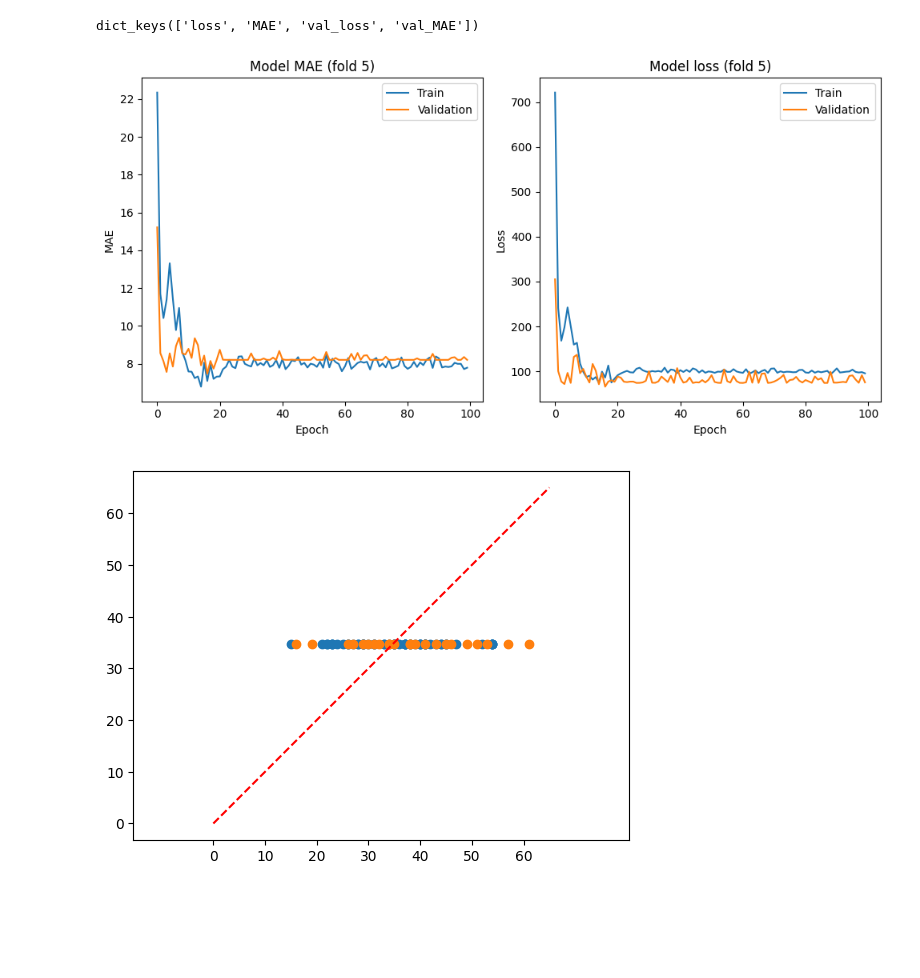
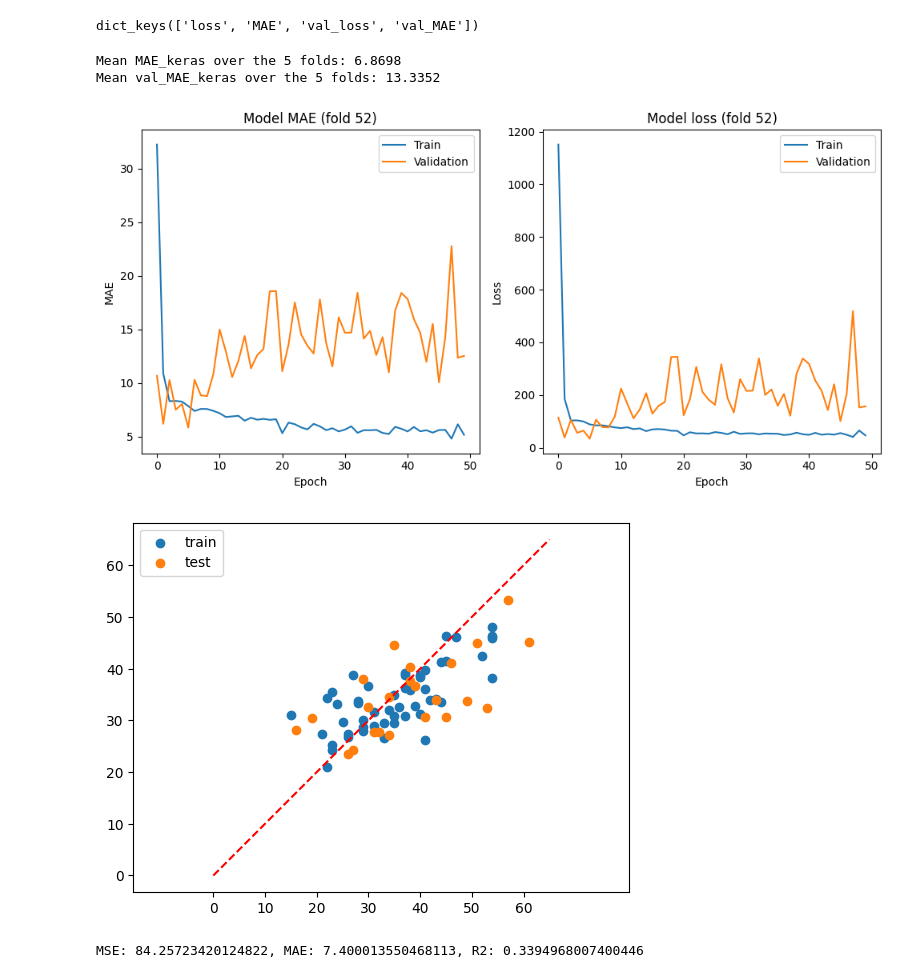
Before and after one commit to g-lago8/CHL-Project, a Jupyter notebook: notebooks/new_features_analysis.ipynb, the cells around one changed output. Drawn from its saved outputs; the diff is of its cells as text; code cells hidden in the pictures; blank space fills up the shorter version.

```diff
--- a/notebooks/new_features_analysis.ipynb
+++ b/notebooks/new_features_analysis.ipynb
@@ -564,7 +564,7 @@ array([36., 29., 45., 33., 41., 40., 21., 42., 39., 54., 45., 52., 26.,
        54., 41., 38., 23., 37., 35., 23., 40., 44., 31., 30., 38., 41.])
 # %%
 # Define the number of folds
-n_splits = 5
+n_splits = len(X_train)
 
 # Initialize StratifiedKFold
 kf = KFold(n_splits=n_splits, shuffle=True, random_state=42)
@@ -578,21 +578,28 @@ for fold, (train_index, val_index) in enumerate(kf.split(X_train, y_train)):
     y_train_fold, y_val_fold = y_train[train_index], y_train[val_index]
 
     model = Sequential()
+
     model.add(
         Dense(
-            units=64,
+            units=32,
             input_dim=X_train.shape[1],
             activation='relu',
-            kernel_regularizer=L2(1e-4)
+            kernel_regularizer=L2(1e-6)
         )
     )
-
+    model.add(
+        Dense(
+            units=32,
+            activation='relu',
+            kernel_regularizer=L2(1e-6)
+        )
+    )
 
     model.add(
         Dense(
             units=32,
             activation='relu',
-            kernel_regularizer=L2(1e-4)
+            kernel_regularizer=L2(1e-6)
         )
     )
     model.add(
@@ -605,22 +612,22 @@ for fold, (train_index, val_index) in enumerate(kf.split(X_train, y_train)):
 
     # Compile and train the model on the current fold
     model.compile(
-        optimizer=SGD(learning_rate=1e-4, momentum=0.9, nesterov=True),
+        optimizer=SGD(learning_rate=1e-5, momentum=0.9, nesterov=True),
         loss='MSE',
         metrics=['MAE']
     )
 
     early_stopping = EarlyStopping(
         monitor='val_loss',
-        min_delta=0.01,
-        patience=250,
+        min_delta=1e-4,
+        patience=5,
         restore_best_weights=True
     )
 
     history = model.fit(
         X_train_fold,
         y_train_fold,
-        epochs=100,
+        epochs=50,
         batch_size=1,
         validation_data=(X_val_fold, y_val_fold),
         callbacks=[early_stopping]
@@ -650,10 +660,20 @@ dict_keys(['loss', 'MAE', 'val_loss', 'val_MAE'])
+# %%
+# Keep in a list MEE_keras and val_MEE_keras values for each fold
+MAE_keras_list = []
+val_MAE_keras_list = []
+
+MAE_keras_list.append(history.history['MAE'])
+val_MAE_keras_list.append(history.history['val_MAE'])
+
+MAE_keras_mean = np.mean(MAE_keras_list)
+val_MAE_keras_mean = np.mean(val_MAE_keras_list)
+
+print(f'Mean MAE_keras over the 51 folds: {MAE_keras_mean:.4f}')
+print(f'Mean val_MAE_keras over the 51 folds: {val_MAE_keras_mean:.4f}')
+# %% [output]
+Mean MAE_keras over the 5 folds: 6.8698
+Mean val_MAE_keras over the 5 folds: 13.3352
 # %%
-# Keep in a list MEE_keras and val_MEE_keras values for each fold
-MAE_keras_list = []
-val_MAE_keras_list = []
-
-MAE_keras_list.append(history.history['MAE'])
-val_MAE_keras_list.append(history.history['val_MAE'])
 
 # plot training and validation mee values
 plt.figure(figsize=(10,5))
@@ -677,16 +697,24 @@ plt.legend(['Train', 'Validation'], loc='upper right')
 plt.tight_layout()
 plt.show()
 # %% [output]
-[figure, old version]
+[figure, new version]
 # %%
 y_pred_train = model(X_train)
 y_pred=model(X_test)
-plt.scatter(y_train, y_pred_train)
-plt.scatter(y_test, y_pred)
+plt.scatter(y_train, y_pred_train,label='train')
+plt.scatter(y_test, y_pred,label='test')
 plt.plot(np.linspace(0, 65), np.linspace(0, 65), color='red', linestyle='--')
 plt.xticks(np.arange(0, 70, 10))
 plt.yticks(np.arange(0, 70, 10))
 plt.axis('equal')
+plt.legend()
 plt.show()
 # %% [output]
-[figure, old version]
+[figure, new version]
+# %%
+mse = mean_squared_error(y_test, y_pred)
+mae = mean_absolute_error(y_test, y_pred)
+r2 = r2_score(y_test, y_pred)
+print(f'MSE: {mse}, MAE: {mae}, R2: {r2}')
+# %% [output]
+MSE: 84.25723420124822, MAE: 7.400013550468113, R2: 0.3394968007400446
```
Also changed, not shown: parts of 6 cells of this notebook.
